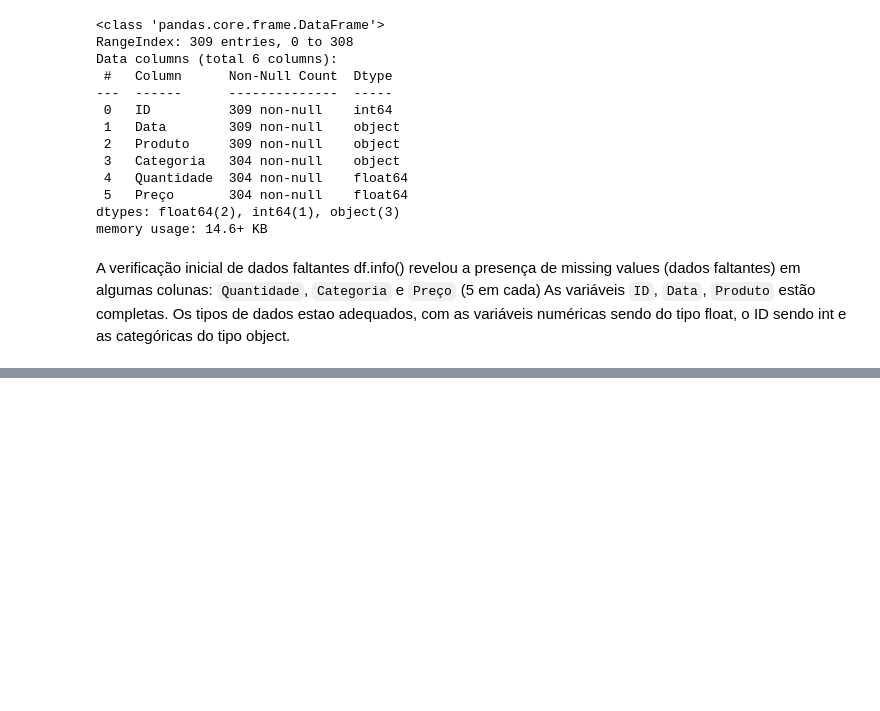
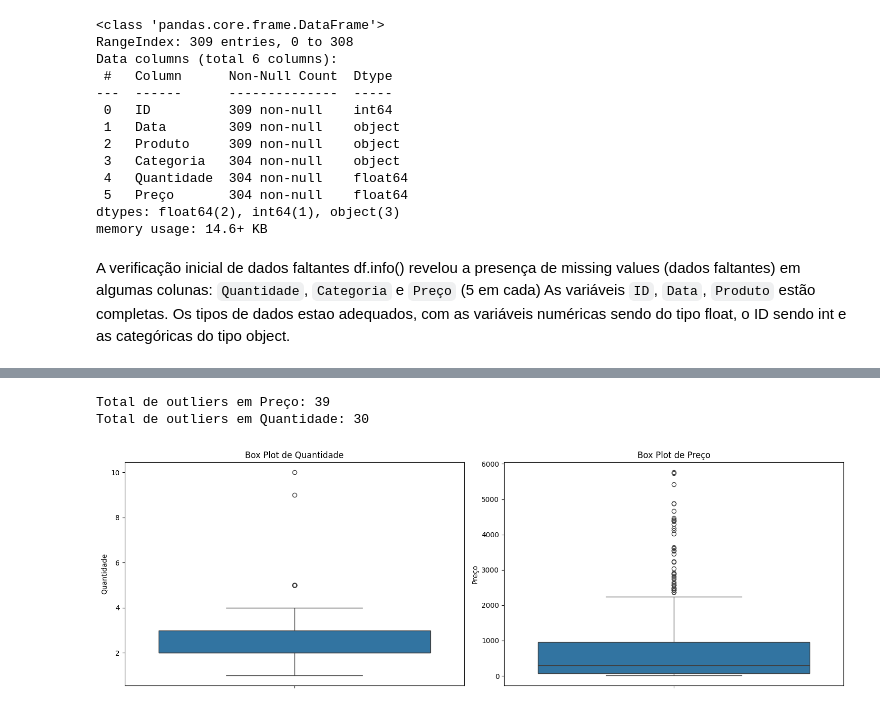
Before and after one commit to carlsnog/Teste_Analytics_CarlosNogueira, a Jupyter notebook: limpeza_analise_venda.ipynb, the cells around one changed output, grey strips where cells are left out. Cells and saved outputs as stored; diff of their text form; code cells hidden in the pictures; blank space fills up the shorter version.

```diff
--- a/limpeza_analise_venda.ipynb
+++ b/limpeza_analise_venda.ipynb
@@ -52,0 +85,2 @@ vendas.describe()
+# %%
+df_limpo = vendas.drop_duplicates(subset=colunas_sem_id, keep='first')
@@ -52,0 +105,25 @@ vendas.describe()
+# %%
+# Tratando valores faltantes de Categoria
+# É possível analisar o conjunto dos pares dos produtos para tentar mapear o produto para uma categoria ja conhecida, caso não for mapeado ele será datado como "Outro"
+
+def busca_categoria(df, produto):
+  'Busca no df a categoria do produto não nula'
+  filtro = (df['Produto'] == produto) & (df['Categoria'].notnull())
+  if not df.loc[filtro, 'Categoria'].empty:
+      return df.loc[filtro, 'Categoria'].iloc[0]
+  else:
+      return "Outro"
+
+for idx in df_limpo[df_limpo['Categoria'].isnull()].index:
+            produto = df_limpo.loc[idx, 'Produto']
+            df_limpo.loc[idx, 'Categoria'] = busca_categoria(df_limpo, produto)
+# %%
+# Tratando valores faltantes de Quantidade e Preço: imputar com mediana por produto
+# Preenchendo valores faltantes com a mediana por produto para não perder informações e manter valores realistas para quantidade e preço
+
+df_limpo.loc[:, 'Quantidade'] = df_limpo.groupby('Produto')['Quantidade'].transform(
+    lambda x: x.fillna(x.median())
+)
+df_limpo.loc[:, 'Preço'] = df_limpo.groupby('Produto')['Preço'].transform(
+    lambda x: x.fillna(x.median())
+)
@@ -52,0 +155,52 @@ vendas.describe()
+# %%
+# Procurando Outliers
+
+def buscar_outliers(df, col, factor=1.5):
+    """
+    Identifica outliers em uma coluna numérica via IQR
+
+    Parâmetros:
+        df (pd.DataFrame): DataFrame a ser analisado
+        col (str): nome da coluna
+        factor (float): fator multiplicador do IQR (apenas para método IQR)
+
+    Retorna:
+        pd.Series de booleanos indicando True para outliers
+    """
+    Q1 = df[col].quantile(0.25)
+    Q3 = df[col].quantile(0.75)
+    IQR = Q3 - Q1
+    limite_sup = Q3 + factor * IQR
+    limite_inf = Q1 - factor * IQR
+    outliers = (df[col] < limite_inf) | (df[col] > limite_sup)
+    return outliers
+
+# Cria subset para Preço e Quantidade
+subset = df_limpo[['Quantidade', 'Preço']]
+
+outliers_preco = buscar_outliers(subset, 'Preço')
+outliers_quantidade = buscar_outliers(subset, 'Quantidade')
+print(f"Total de outliers em Preço: {outliers_preco.sum()}")
+print(f"Total de outliers em Quantidade: {outliers_quantidade.sum()}")
+# %% [output]
+Total de outliers em Preço: 39
+Total de outliers em Quantidade: 30
+# %%
+# Visualizando em BoxPlot a distribuição de Quantidade e Preço
+import matplotlib.pyplot as plt
+import seaborn as sns
+
+fig, axes = plt.subplots(1, 2, figsize=(15, 5))
+
+sns.boxplot(ax=axes[0], y=df_limpo['Quantidade'])
+axes[0].set_title('Box Plot de Quantidade')
+axes[0].set_ylabel('Quantidade')
+
+sns.boxplot(ax=axes[1], y=df_limpo['Preço'])
+axes[1].set_title('Box Plot de Preço')
+axes[1].set_ylabel('Preço')
+
+plt.tight_layout()
+plt.show()
+# %% [output]
+[figure, added]
```
Also changed, not shown: parts of 37 cells of this notebook, 4 other files.
